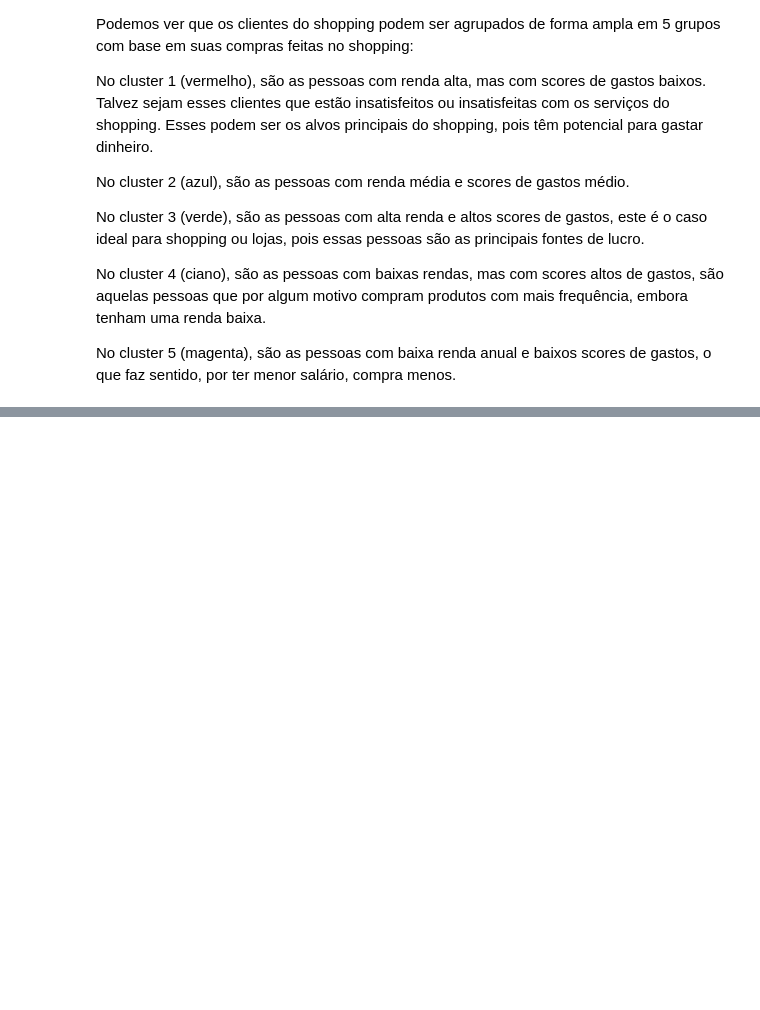
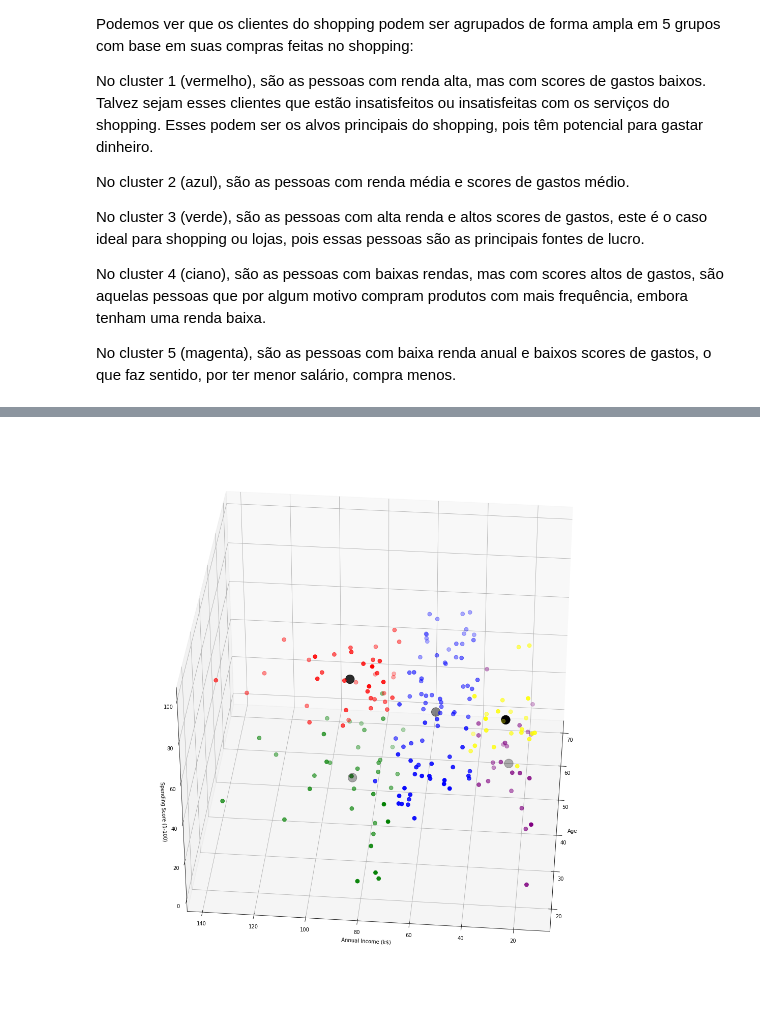
Before and after one commit to Ruann-01/Python_IA, a Jupyter notebook: Atividade 7/Atividade 7 - K-means.ipynb, the cells around one changed output, grey strips where cells are left out. Cells and saved outputs as stored; diff of their text form; code cells hidden in the pictures; blank space fills up the shorter version.

```diff
--- a/Atividade 7/Atividade 7 - K-means.ipynb
+++ b/Atividade 7/Atividade 7 - K-means.ipynb
@@ -179,0 +245,17 @@ Agora irei trabalhar com 3 recursos, que são: a idade dos clientes, receita anu
+# %%
+#3D Plot as we did the clustering on the basis of 3 input features
+fig = plt.figure(figsize=(30,20))
+ax = fig.add_subplot(111, projection='3d')
+ax.scatter(df2.Age[df2.label == 0], df2["Annual Income (k$)"][df2.label == 0], df2["Spending Score (1-100)"][df2.label == 0], c='purple', s=60)
+ax.scatter(df2.Age[df2.label == 1], df2["Annual Income (k$)"][df2.label == 1], df2["Spending Score (1-100)"][df2.label == 1], c='red', s=60)
+ax.scatter(df2.Age[df2.label == 2], df2["Annual Income (k$)"][df2.label == 2], df2["Spending Score (1-100)"][df2.label == 2], c='blue', s=60)
+ax.scatter(df2.Age[df2.label == 3], df2["Annual Income (k$)"][df2.label == 3], df2["Spending Score (1-100)"][df2.label == 3], c='green', s=60)
+ax.scatter(df2.Age[df2.label == 4], df2["Annual Income (k$)"][df2.label == 4], df2["Spending Score (1-100)"][df2.label == 4], c='yellow', s=60)
+ax.scatter(kmeans_2.cluster_centers_[:, 0], kmeans_2.cluster_centers_[:, 1],kmeans_2.cluster_centers_[:, 2], s = 300, c = 'black', label = 'Centroids')
+ax.view_init(35, 185)
+plt.xlabel("Age")
+plt.ylabel("Annual Income (k$)")
+ax.set_zlabel('Spending Score (1-100)')
+plt.show()
+# %% [output]
+[figure, added]
```
Also changed, not shown: parts of 9 cells of this notebook.
